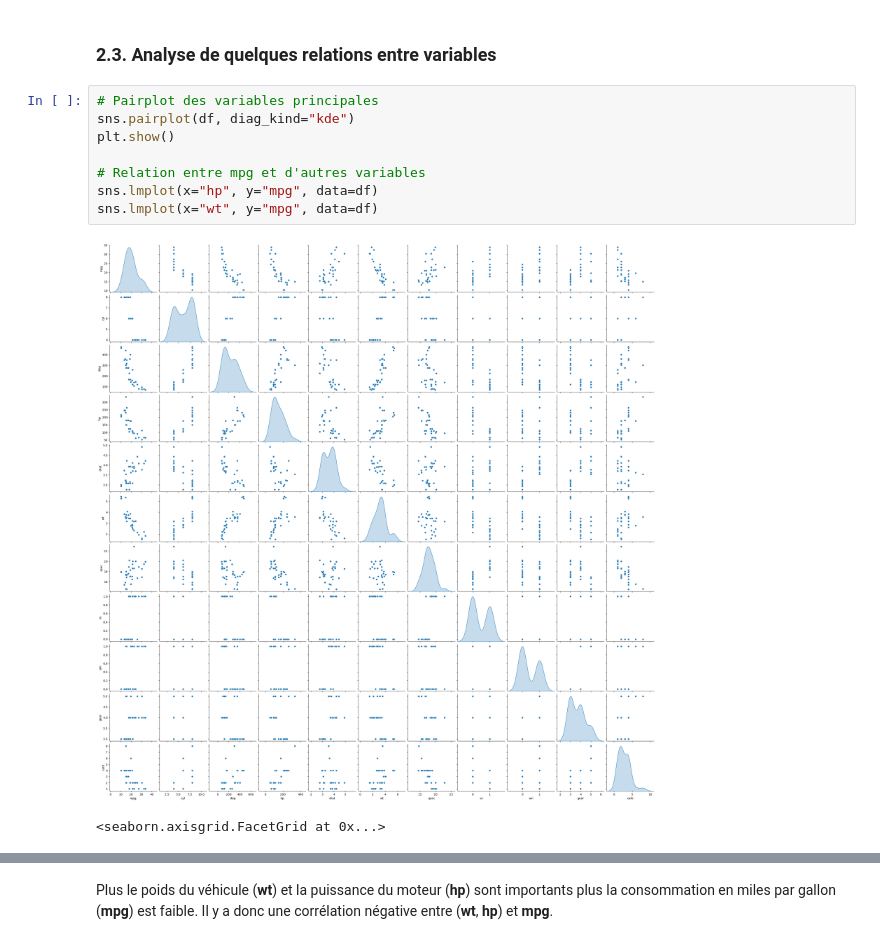
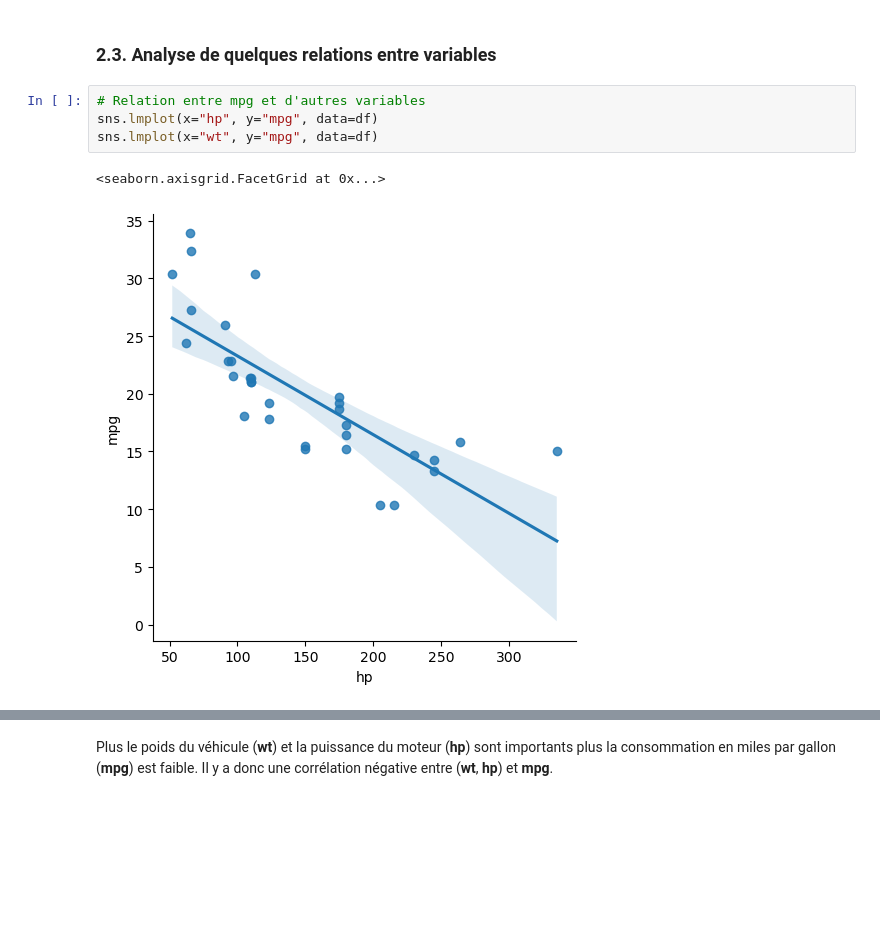
Before and after one commit to touss643/60-Jours-de-RL, a Jupyter notebook: src/Jour_43.ipynb, the cells around one changed output, grey strips where cells are left out. Saved outputs shown, nothing was run; the diff lists cells and outputs as text; blank space fills up the shorter version.

```diff
--- a/src/Jour_43.ipynb
+++ b/src/Jour_43.ipynb
@@ -156,13 +156,9 @@ plt.show()
 # %% [markdown]
 ### 2.3. Analyse de quelques relations entre variables
 # %%
-# Pairplot des variables principales
-sns.pairplot(df, diag_kind="kde")
-plt.show()
-
 # Relation entre mpg et d'autres variables
 sns.lmplot(x="hp", y="mpg", data=df)
 sns.lmplot(x="wt", y="mpg", data=df)
 # %% [output]
+<seaborn.axisgrid.FacetGrid at 0x...>
-[figure, old version]
+[figure, new version]
-<seaborn.axisgrid.FacetGrid at 0x...>
```
Also changed, not shown: parts of 7 cells of this notebook, 2 other files.
